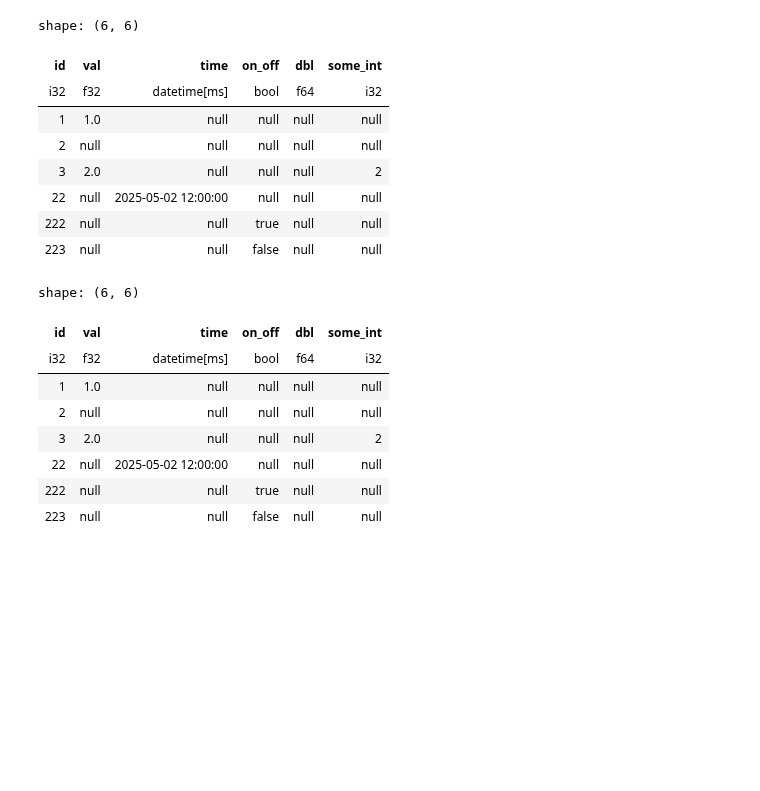
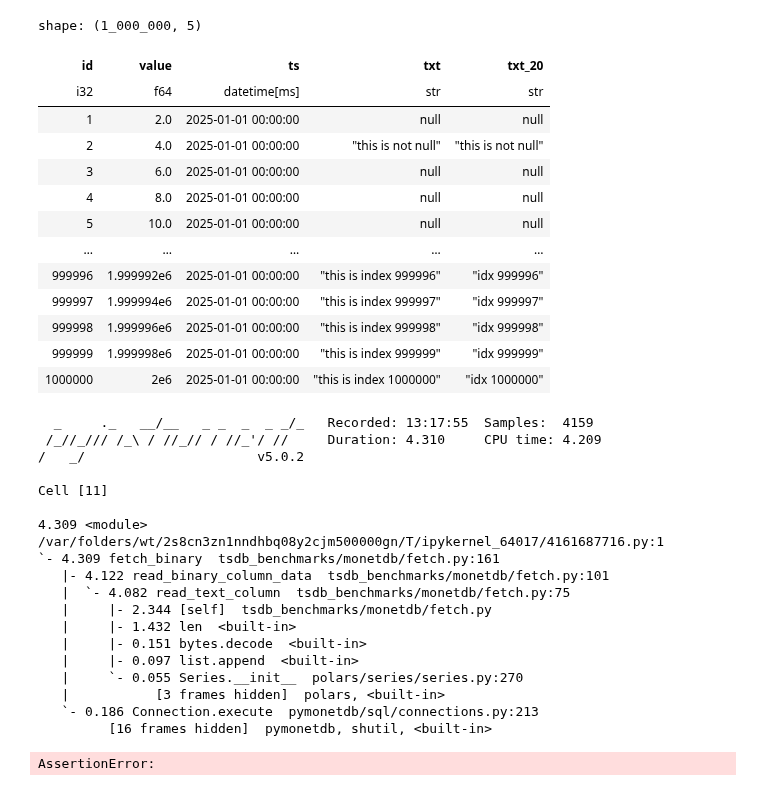
Before and after one commit to wlaur/olap-benchmarks, a Jupyter notebook: notebooks/test.ipynb, the cells around one changed output. Saved outputs shown, nothing was run; the diff lists cells and outputs as text; code cells hidden in the pictures; blank space fills up the shorter version.

```diff
--- a/notebooks/test.ipynb
+++ b/notebooks/test.ipynb
@@ -25,27 +25,49 @@ from tsdb_benchmarks.monetdb import MonetDB
 from tsdb_benchmarks.monetdb.fetch import fetch_binary, fetch_pymonetdb
 
 db = MonetDB()
-# %%
-fetch_binary("select * from test", db.connect())
-# %% [output]
-shape: (6, 6)
-| id | val | time | on_off | dbl | some_int |
-| i32 | f32 | datetime[ms] | bool | f64 | i32 |
-| 1 | 1.0 | null | null | null | null |
-| 2 | null | null | null | null | null |
-| 3 | 2.0 | null | null | null | 2 |
-| 22 | null | 2025-05-02 12:00:00 | null | null | null |
-| 222 | null | null | true | null | null |
-| 223 | null | null | false | null | null |
-# %%
-fetch_pymonetdb("select * from test", db.connect())
-# %% [output]
-shape: (6, 6)
-| id | val | time | on_off | dbl | some_int |
-| i32 | f32 | datetime[ms] | bool | f64 | i32 |
-| 1 | 1.0 | null | null | null | null |
-| 2 | null | null | null | null | null |
-| 3 | 2.0 | null | null | null | 2 |
-| 22 | null | 2025-05-02 12:00:00 | null | null | null |
-| 222 | null | null | true | null | null |
-| 223 | null | null | false | null | null |
+# %%
+%%pyinstrument
+
+
+fetch_binary(
+    "select * from large order by id limit 1000000",
+    db.connect(),
+    schema={"id": pl.Int32, "value": pl.Float64, "ts": pl.Datetime("ms"), "txt": pl.String, "txt_20": pl.String},
+)
+# %% [output]
+shape: (1_000_000, 5)
+| id | value | ts | txt | txt_20 |
+| i32 | f64 | datetime[ms] | str | str |
+| 1 | 2.0 | 2025-01-01 00:00:00 | null | null |
+| 2 | 4.0 | 2025-01-01 00:00:00 | "this is not null" | "this is not null" |
+| 3 | 6.0 | 2025-01-01 00:00:00 | null | null |
+| 4 | 8.0 | 2025-01-01 00:00:00 | null | null |
+| 5 | 10.0 | 2025-01-01 00:00:00 | null | null |
+| … | … | … | … | … |
+| 999996 | 1.999992e6 | 2025-01-01 00:00:00 | "this is index 999996" | "idx 999996" |
+| 999997 | 1.999994e6 | 2025-01-01 00:00:00 | "this is index 999997" | "idx 999997" |
+| 999998 | 1.999996e6 | 2025-01-01 00:00:00 | "this is index 999998" | "idx 999998" |
+| 999999 | 1.999998e6 | 2025-01-01 00:00:00 | "this is index 999999" | "idx 999999" |
+| 1000000 | 2e6 | 2025-01-01 00:00:00 | "this is index 1000000" | "idx 1000000" |
+  _     ._   __/__   _ _  _  _ _/_   Recorded: 13:17:55  Samples:  4159
+ /_//_/// /_\ / //_// / //_'/ //     Duration: 4.310     CPU time: 4.209
+/   _/                      v5.0.2
+
+Cell [11]
+
+4.309 <module>  /var/folders/wt/2s8cn3zn1nndhbq08y2cjm500000gn/T/ipykernel_64017/4161687716.py:1
+`- 4.309 fetch_binary  tsdb_benchmarks/monetdb/fetch.py:161
+   |- 4.122 read_binary_column_data  tsdb_benchmarks/monetdb/fetch.py:101
+   |  `- 4.082 read_text_column  tsdb_benchmarks/monetdb/fetch.py:75
+   |     |- 2.344 [self]  tsdb_benchmarks/monetdb/fetch.py
+   |     |- 1.432 len  <built-in>
+   |     |- 0.151 bytes.decode  <built-in>
+   |     |- 0.097 list.append  <built-in>
+   |     `- 0.055 Series.__init__  polars/series/series.py:270
+   |           [3 frames hidden]  polars, <built-in>
+   `- 0.186 Connection.execute  pymonetdb/sql/connections.py:213
+         [16 frames hidden]  pymonetdb, shutil, <built-in>
+# %%
+assert 0
+# %% [output]
+AssertionError:
```
Also changed, not shown: parts of 5 cells of this notebook, 3 other files.
